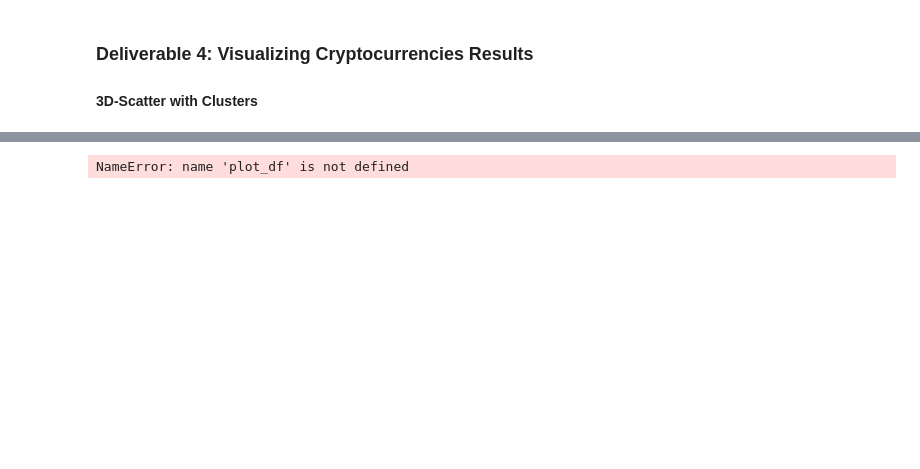
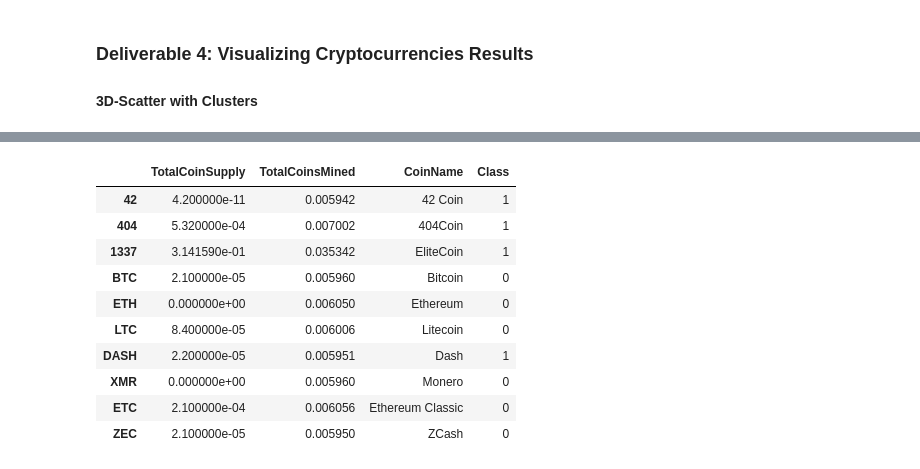
Before and after one commit to hishamdewan/Cryptocurrencies, a Jupyter notebook: crypto_clustering.ipynb, the cells around one changed output, grey strips where cells are left out. Saved outputs shown, nothing was run; the diff lists cells and outputs as text; code cells hidden in the pictures; blank space fills up the shorter version.

```diff
--- a/crypto_clustering.ipynb
+++ b/crypto_clustering.ipynb
@@ -324,0 +344,6 @@ clustered_df.head(10)
+# %%
+# Scaling data to create the scatter plot with tradable cryptocurrencies.
+# Use the MinMaxScaler().fit_transform method to scale the TotalCoinSupply and TotalCoinsMined columns between the given range of zero and one.
+# https://scikit-learn.org/stable/modules/generated/sklearn.preprocessing.MinMaxScaler.html#sklearn.preprocessing.MinMaxScaler.fit_transform
+tradable_crypto_scaled = MinMaxScaler().fit_transform(clustered_df[['TotalCoinSupply', 'TotalCoinsMined']])
+tradable_crypto_scaled
@@ -325,15 +358,26 @@ clustered_df.head(10)
 # %%
 # Create a new DataFrame that has the scaled data with the clustered_df DataFrame index.
-# YOUR CODE HERE
+plot_df = pd.DataFrame(data=tradable_crypto_scaled, columns=["TotalCoinSupply", "TotalCoinsMined"])
+plot_df.index = clustered_df.index
 
 # Add the "CoinName" column from the clustered_df DataFrame to the new DataFrame.
-# YOUR CODE HERE
+plot_df['CoinName'] = clustered_df['CoinName']
 
 # Add the "Class" column from the clustered_df DataFrame to the new DataFrame.
-# YOUR CODE HERE
+plot_df['Class'] = clustered_df['Class']
 
 plot_df.head(10)
 # %% [output]
-NameError: name 'plot_df' is not defined
+|  | TotalCoinSupply | TotalCoinsMined | CoinName | Class |
+| 42 | 4.200000e-11 | 0.005942 | 42 Coin | 1 |
+| 404 | 5.320000e-04 | 0.007002 | 404Coin | 1 |
+| 1337 | 3.141590e-01 | 0.035342 | EliteCoin | 1 |
+| BTC | 2.100000e-05 | 0.005960 | Bitcoin | 0 |
+| ETH | 0.000000e+00 | 0.006050 | Ethereum | 0 |
+| LTC | 8.400000e-05 | 0.006006 | Litecoin | 0 |
+| DASH | 2.200000e-05 | 0.005951 | Dash | 1 |
+| XMR | 0.000000e+00 | 0.005960 | Monero | 0 |
+| ETC | 2.100000e-04 | 0.006056 | Ethereum Classic | 0 |
+| ZEC | 2.100000e-05 | 0.005950 | ZCash | 0 |
 # %%
 # Create a hvplot.scatter plot using x="TotalCoinsMined" and y="TotalCoinSupply".
```
Also changed, not shown: parts of 12 cells of this notebook, 2 other files.
